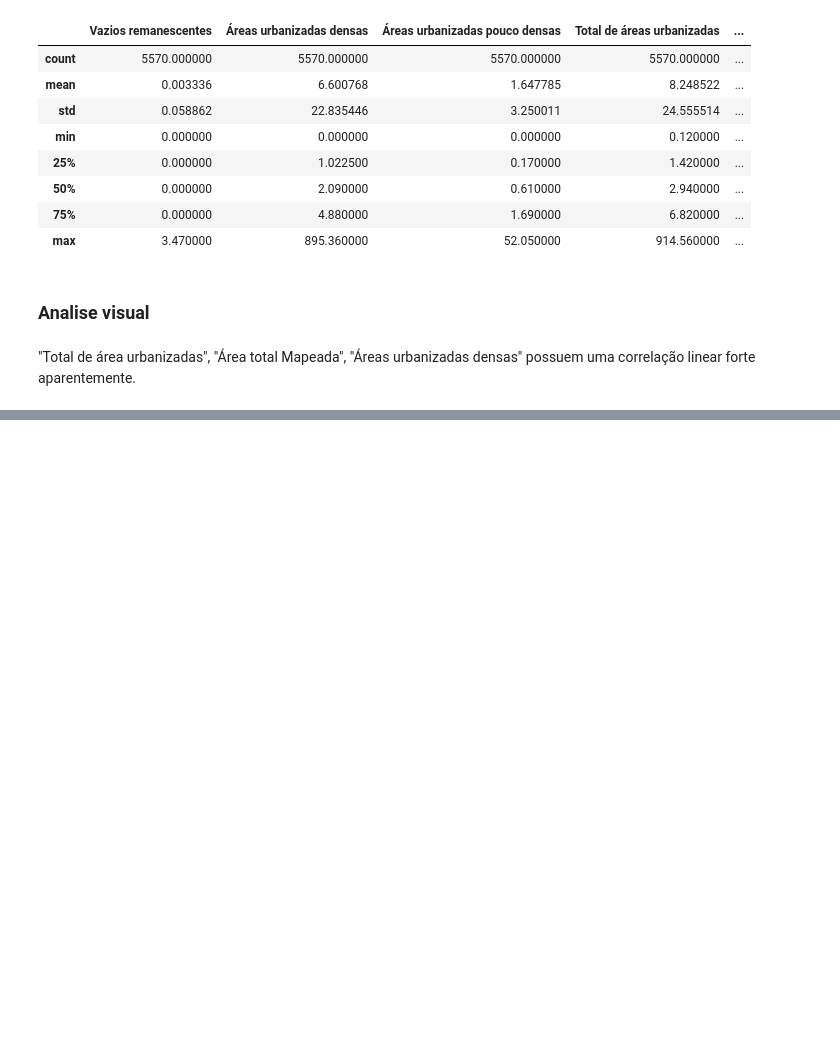
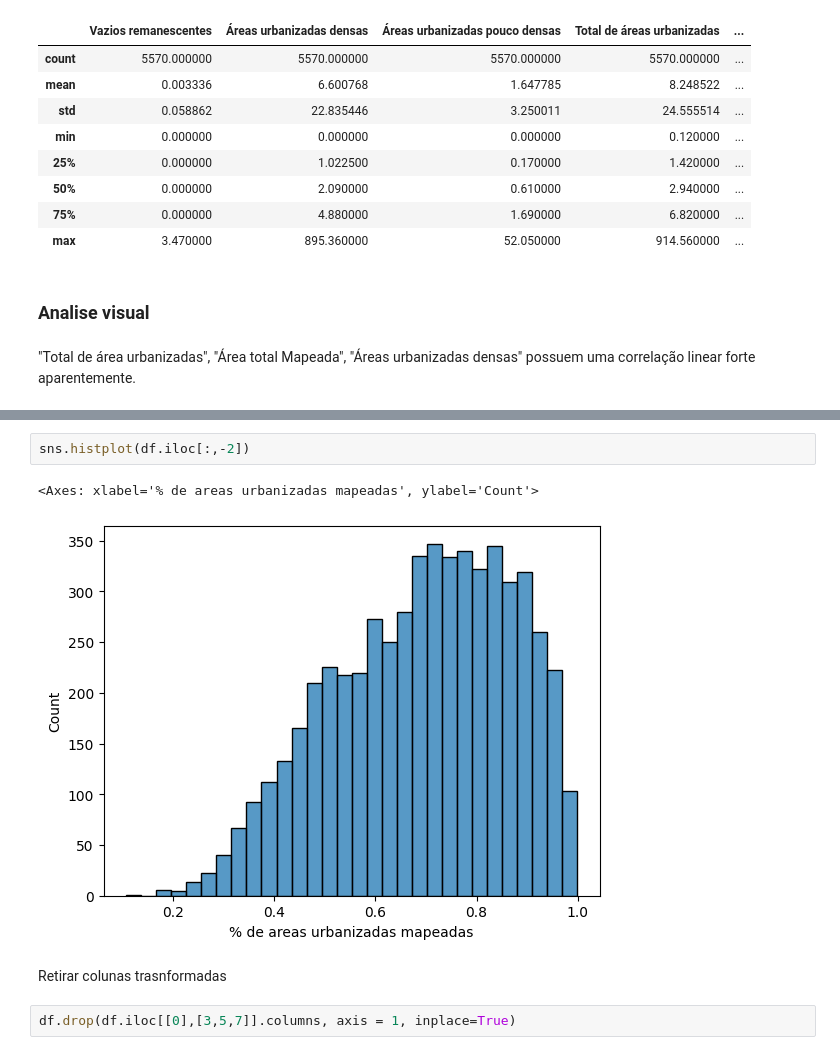
Before and after one commit to leoferro/Clusteriza-o_cidades, a Jupyter notebook: Clusterização_de_cidades.ipynb, the cells around one changed output, grey strips where cells are left out. Drawn from its saved outputs; the diff is of its cells as text; blank space fills up the shorter version.

```diff
--- a/Clusterização_de_cidades.ipynb
+++ b/Clusterização_de_cidades.ipynb
@@ -128,0 +177,9 @@ g.map_diag(sns.histplot, bins = 20)
+# %%
+sns.histplot(df.iloc[:,-2])
+# %% [output]
+<Axes: xlabel='% de areas urbanizadas mapeadas', ylabel='Count'>
+[figure, added]
+# %% [markdown]
+Retirar colunas trasnformadas
+# %%
+df.drop(df.iloc[[0],[3,5,7]].columns, axis = 1, inplace=True)
```
Also changed, not shown: parts of 8 cells of this notebook.
